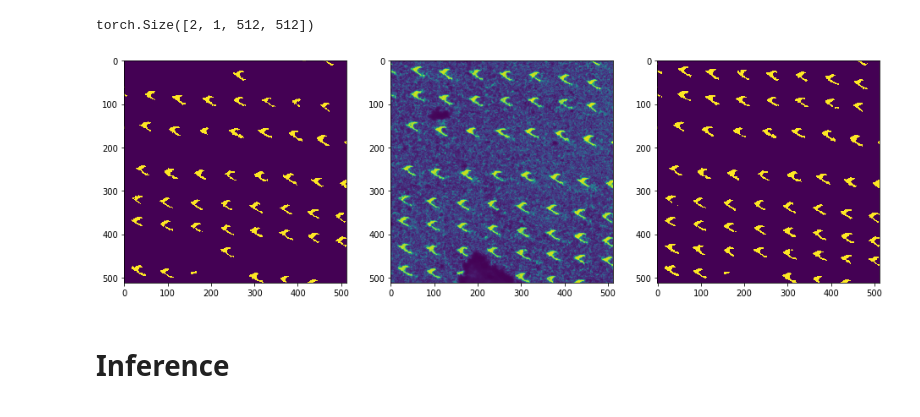
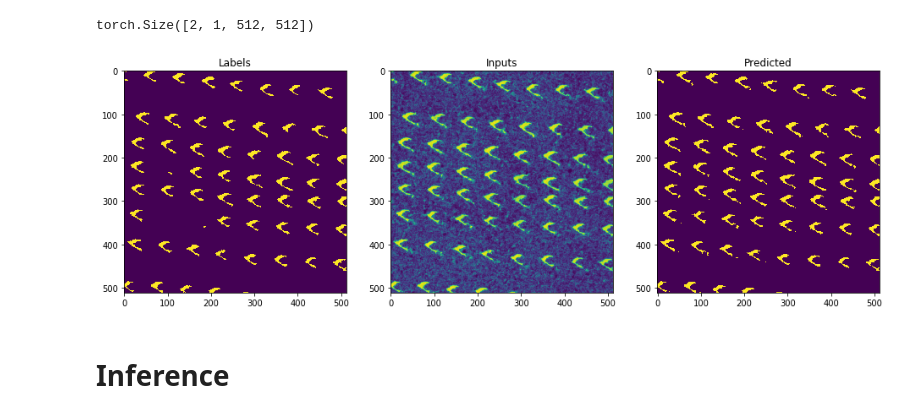
Before and after one commit to intsco/am-segmentation, a Jupyter notebook: unet.ipynb, the cells around one changed output. Drawn from its saved outputs; the diff is of its cells as text; code cells hidden in the pictures.

```diff
--- a/unet.ipynb
+++ b/unet.ipynb
@@ -410,8 +403,15 @@ torch.save(model.state_dict(), open('unet.pth', 'wb'))
 ---
 # %% [markdown]
 # Test Images
+# %%
+model = UNet11(pretrained=False)
+state = torch.load(open('unet.pth', 'rb'), map_location=device)
+model.load_state_dict(state)
+model = model.to(device)
 # %%
-inputs, targets = next(iter(valid_dl))
+it = iter(valid_dl)
+for _ in range(5):
+    inputs, targets = next(it)
 inputs.shape, targets.shape
 # %% [output]
 (torch.Size([2, 3, 512, 512]), torch.Size([2, 1, 512, 512]))
@@ -427,22 +427,23 @@ def convert_to_image(tensor):
     tensor = tensor[0]
     return tensor.detach().cpu().numpy()
 # %%
-def plot_images(images):
+def plot_images(images, titles):
     n = min(len(images), 3)
     fig, axes = plt.subplots(1, n, figsize=(16, 8))
     for i in range(n):
         axes[i].imshow(images[i]);
+        axes[i].set_title(titles[i])
 # %%
-i = 0
+i = 1
 plot_images([
     convert_to_image(targets[i]),
     convert_to_image(inputs[i]),
 #     convert_to_image(outputs[0])
     convert_to_image(targets_pred[i] > 0.3),
 #     convert_to_image(outputs[0] > 0),
-])
+], titles=['Labels', 'Inputs', 'Predicted'])
 # %% [output]
-[figure, old version]
+[figure, new version]
 # %%
 # plot_img(convert_to_image(targets_pred[0]))
 # %%
```
Also changed, not shown: parts of 16 cells of this notebook, 6 other files.
